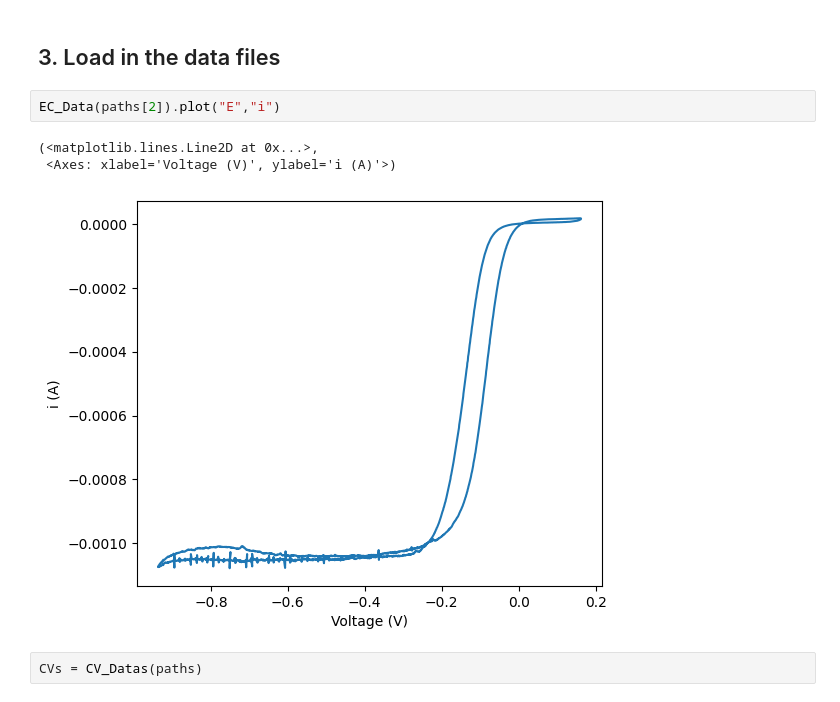
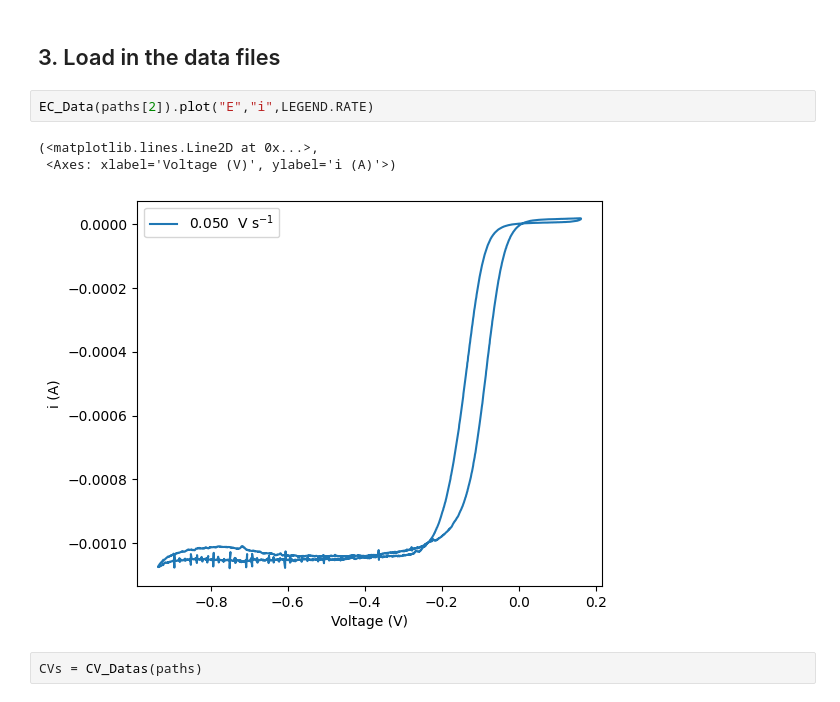
Before and after one commit to NordicEC/EC4py, a Jupyter notebook: dev/CV_Datas/KouLev_Analysis.ipynb, the cells around one changed output. Cells and saved outputs as stored; diff of their text form.

```diff
--- a/dev/CV_Datas/KouLev_Analysis.ipynb
+++ b/dev/CV_Datas/KouLev_Analysis.ipynb
@@ -25,11 +25,11 @@ c:\Users\gusta\Documents\GitHub\Python\NordicEC\EC4py\test_data\CV
 # %% [markdown]
 ## 3. Load in the data files
 # %%
-EC_Data(paths[2]).plot("E","i")
+EC_Data(paths[2]).plot("E","i",LEGEND.RATE)
 # %% [output]
 (<matplotlib.lines.Line2D at 0x...>,
  <Axes: xlabel='Voltage (V)', ylabel='i (A)'>)
-[figure, old version]
+[figure, new version]
 # %%
 CVs = CV_Datas(paths)
 # %%
```
Also changed, not shown: parts of 3 cells of this notebook, 13 other files.
